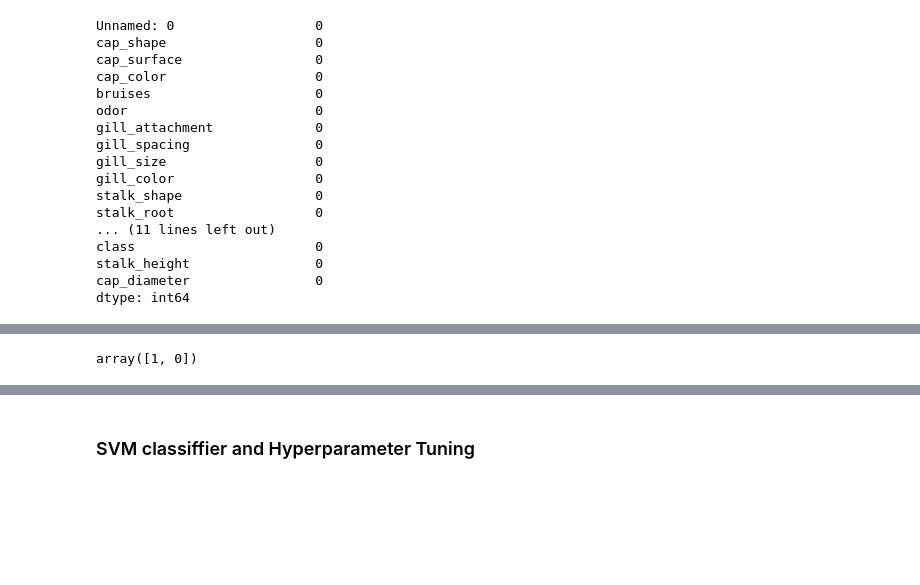
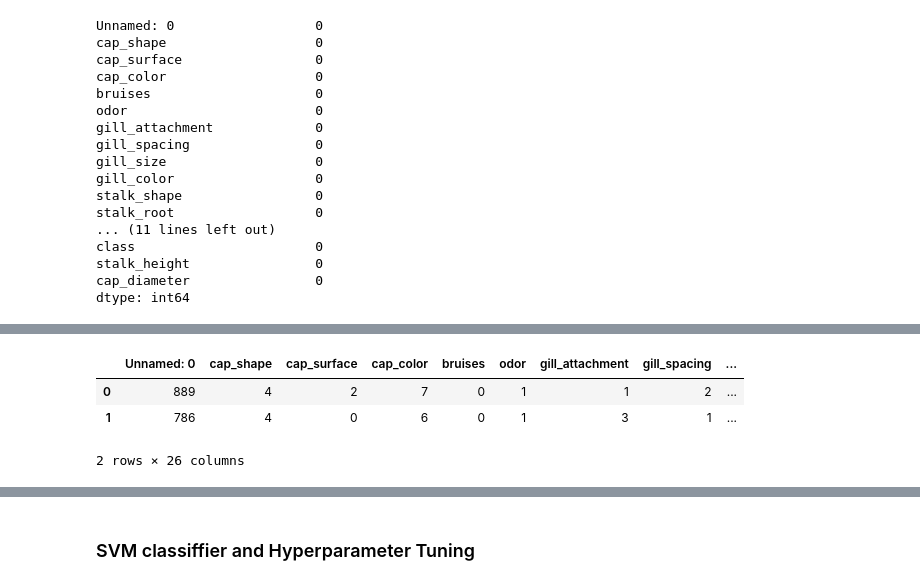
Before and after one commit to priyarameshd/SVM, a Jupyter notebook: SVM_assignment.ipynb, the cells around one changed output, grey strips where cells are left out. Cells and saved outputs as stored; diff of their text form; code cells hidden in the pictures; blank space fills up the shorter version.

```diff
--- a/SVM_assignment.ipynb
+++ b/SVM_assignment.ipynb
@@ -95 +96,8 @@ plt.show()
+# %%
+df_mushroom.head(2)
+# %% [output]
+|  | Unnamed: 0 | cap_shape | cap_surface | cap_color | bruises | odor | gill_attachment | gill_spacing | ... |
+| 0 | 889 | 4 | 2 | 7 | 0 | 1 | 1 | 2 | ... |
+| 1 | 786 | 4 | 0 | 6 | 0 | 1 | 3 | 1 | ... |
+2 rows × 26 columns
 # %%
@@ -97,5 +105 @@ X = df_mushroom.drop(columns='class')
 Y = df_mushroom['class']
-# %%
-Y.unique()
-# %% [output]
-array([1, 0])
```
Also changed, not shown: parts of 31 cells of this notebook.
